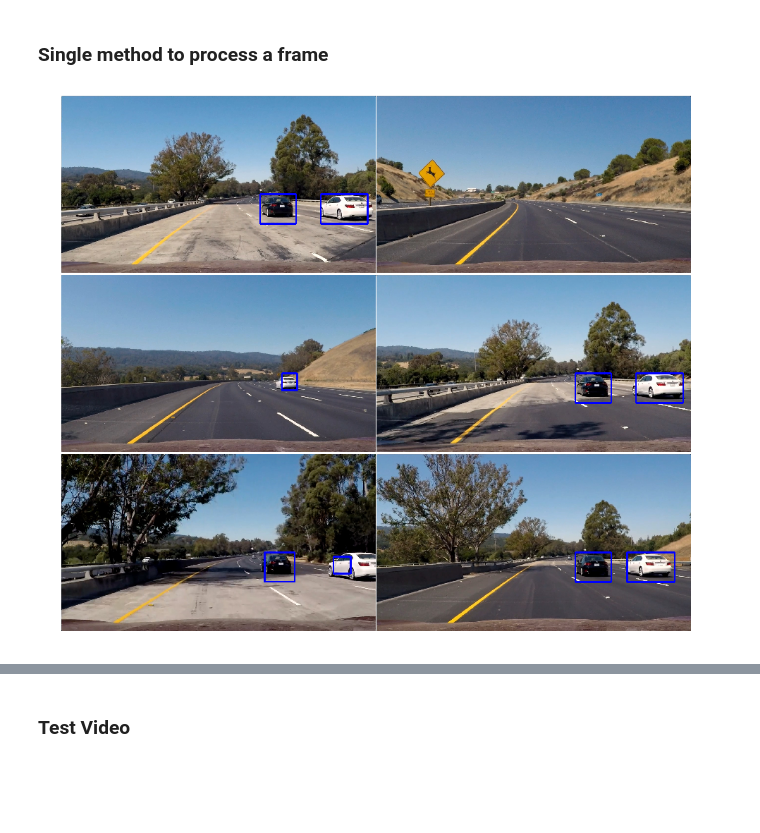
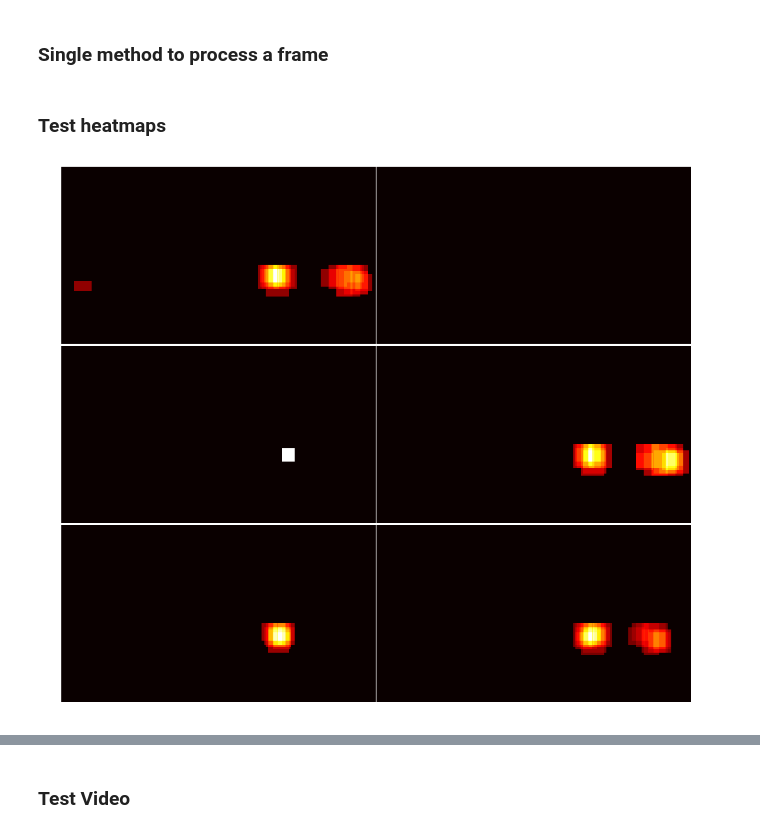
Before and after one commit to psharm8/CarND-Vehicle-Detection, a Jupyter notebook: vehicle_detection.ipynb, the cells around one changed output, grey strips where cells are left out. Saved outputs shown, nothing was run; the diff lists cells and outputs as text; code cells hidden in the pictures; blank space fills up the shorter version.

```diff
--- a/vehicle_detection.ipynb
+++ b/vehicle_detection.ipynb
@@ -357,7 +389,7 @@ test_img = mpimg.imread('./test_images/test1.jpg')
 
 ystart = 400
 ystop = None
-scale = 2
+scale = 2.2
 
 boxes = find_cars(test_img, ystart, ystop, scale, svc, X_scaler, orient, pix_per_cell, cell_per_block, spatial_size, hist_bins)
 
@@ -404,37 +436,58 @@ def draw_labeled_bboxes(img, labels):
         cv2.rectangle(img, bbox[0], bbox[1], (0,0,255), 6)
     # Return the image and final rectangles
     return img, rects
+
+# Average heat over multiple frames
+class Heatmap:
+    def __init__(self):
+        self.heatmaps=[]
+        self.num_heats=5
+        self.avg_heat = None
+    def add(self, heatmap):
+        self.heatmaps.append(heatmap)
+        if len(self.heatmaps) > self.num_heats:
+            self.heatmaps = self.heatmaps[len(self.heatmaps)-self.num_heats:]
+        self.avg_heat = np.mean(self.heatmaps, axis=0)
 # %% [markdown]
 ### Single method to process a frame
 # %%
 ystart = 400
 ystop = None
-scales = [1.1, 1.5, 1.9, 2.3]
+scales = [1.1, 1.5, 2, 2.5]
 heatmap_threshold = 2
-def process_frame(img):
-    draw_img = np.copy(img)
+
+def get_heatmap(img):
     boxes = []
-    # Move inside find cars
     for scale in scales:
         rects = find_cars(img, ystart, ystop, scale, svc, X_scaler,
                           orient, pix_per_cell, cell_per_block, spatial_size, hist_bins)
-        boxes.extend(rects)
-    heatmap_img = np.zeros_like(img[:,:,0])
+        boxes.append(rects)
+    boxes = [box for recs in boxes for box in recs]
+    heatmap_img = np.zeros_like(img[:,:,0]).astype(np.float)
     heatmap_img = add_heat(heatmap_img, boxes)
-    heatmap_img = apply_threshold(heatmap_img, heatmap_threshold)
+    heat.add(heatmap_img)
+    heatmap_img = apply_threshold(heat.avg_heat, heatmap_threshold)
+
+    return heatmap_img
+
+def process_frame(img):
+    draw_img = np.copy(img)
+    heatmap_img = get_heatmap(img)
     labels = label(heatmap_img)
     draw_img, rects = draw_labeled_bboxes(draw_img, labels)
     return draw_img
+# %% [markdown]
+### Test heatmaps
 # %%
 test_images = glob.glob('./test_images/test*.jpg')
 
-frame_out =  process_frame(test_img)
 fig, axs = plt.subplots(3, 2, figsize=(16,14))
 fig.subplots_adjust(hspace = .004, wspace=.002)
 axs = axs.ravel()
 
 for i, im in enumerate(test_images):
-    axs[i].imshow(process_frame(mpimg.imread(im)))
+    heat = Heatmap()
+    axs[i].imshow(get_heatmap(mpimg.imread(im)), cmap='hot')
     axs[i].axis('off')
 # %% [output]
-[figure, old version]
+[figure, new version]
```
Also changed, not shown: parts of 13 cells of this notebook, 14 other files.
